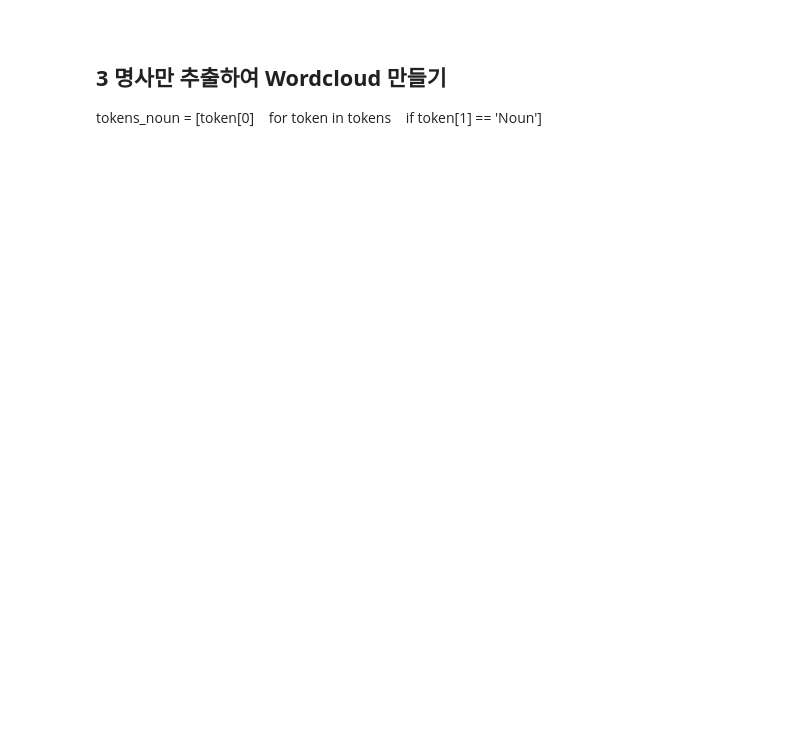
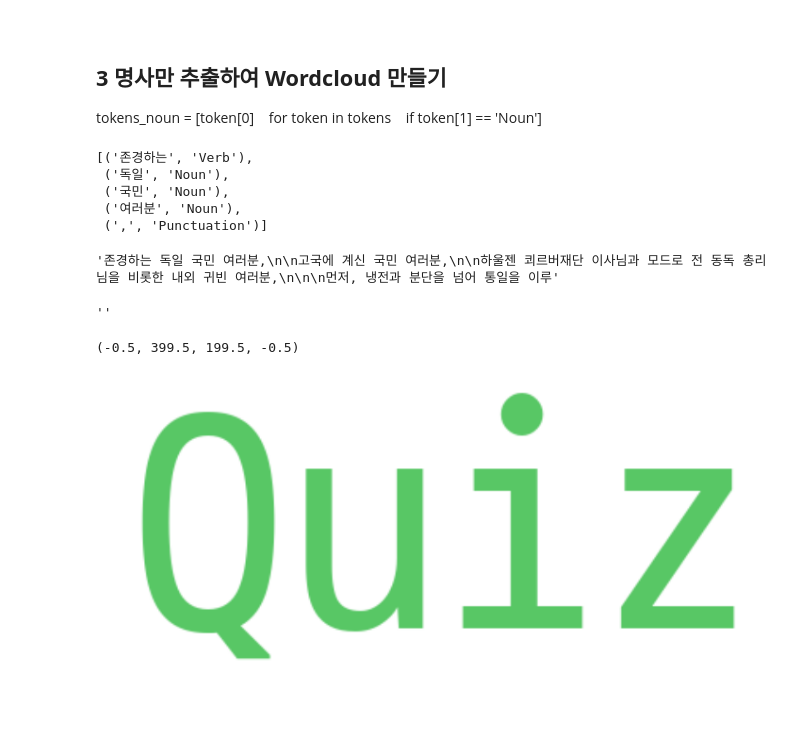
Before and after one commit to YongBeomKim/nltk_rnd, a Jupyter notebook: 02-2.WordCloud.ipynb, the cells around one changed output. Cells and saved outputs as stored; diff of their text form; code cells hidden in the pictures; blank space fills up the shorter version.

```diff
--- a/02-2.WordCloud.ipynb
+++ b/02-2.WordCloud.ipynb
@@ -55,21 +83,37 @@ texts[:100]
 # %%
 from konlpy.tag import Twitter
 twitter = Twitter()
-tokens = twitter.pos(texts)
-tokens[:3]
+tokens  = twitter.pos(texts)
+tokens[:5]
+# %% [output]
+[('존경하는', 'Verb'),
+ ('독일', 'Noun'),
+ ('국민', 'Noun'),
+ ('여러분', 'Noun'),
+ (',', 'Punctuation')]
+# %%
+# 원본 Text 내용 살펴보기
+texts[:300]
+# %% [output]
+'존경하는 독일 국민 여러분,\n\n고국에 계신 국민 여러분,\n\n하울젠 쾨르버재단 이사님과 모드로 전 동독 총리님을 비롯한 내외 귀빈 여러분,\n\n\n먼저, 냉전과 분단을 넘어 통일을 이루'
 # %%
 tokens_noun = [token[0]   for token in tokens
-                          if token[1] == 'Noun']
+                          if token[1] == "=Quiz!="]
 texts_noun  = " ".join(tokens_noun)
-texts_noun[:100]
+texts_noun[:300]
+# %% [output]
+''
 # %%
 %matplotlib inline
 from wordcloud import WordCloud
 wcloud = WordCloud('./data/D2Coding.ttf',
                    relative_scaling = 0.1,
-                   background_color = "white").generate(texts_noun)
+                   background_color = "white").generate("=Quiz!=")
 
 import matplotlib.pyplot as plt
 plt.figure(figsize=(12,12))
 plt.imshow(wcloud, interpolation='bilinear')
 plt.axis("off")
+# %% [output]
+(-0.5, 399.5, 199.5, -0.5)
+[figure, added]
```
Also changed, not shown: parts of 8 cells of this notebook, 11 other files.
